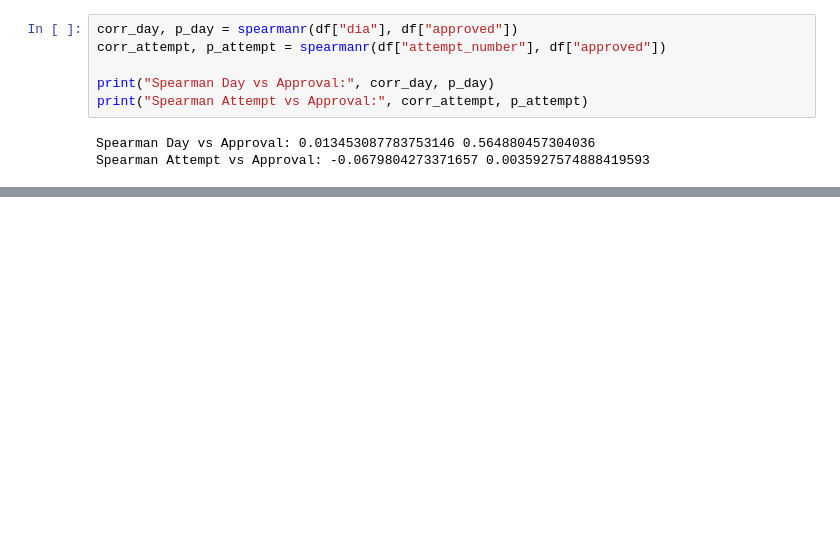
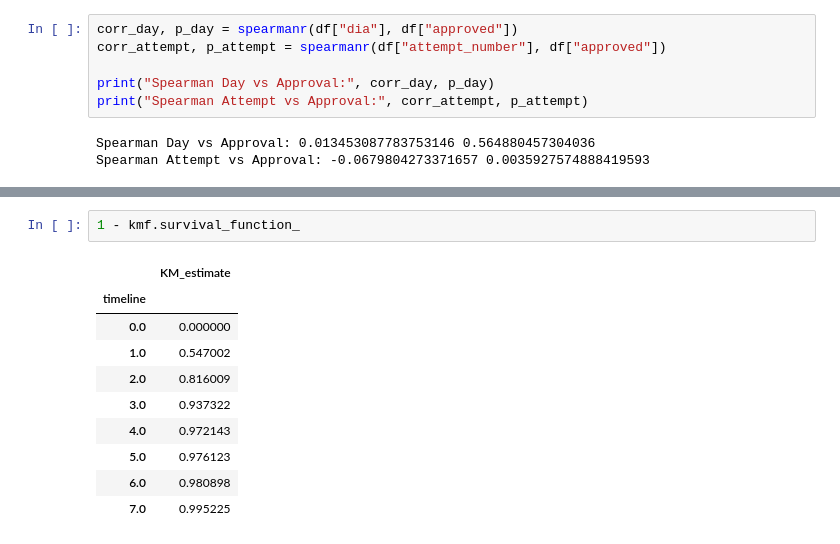
Before and after one commit to Maldinni/SIGAMA-data-analysis, a Jupyter notebook: src/plotting/statistical_methods.ipynb, the cells around one changed output, grey strips where cells are left out. Drawn from its saved outputs; the diff is of its cells as text; blank space fills up the shorter version.

```diff
--- a/src/plotting/statistical_methods.ipynb
+++ b/src/plotting/statistical_methods.ipynb
@@ -96,0 +140,13 @@ Spearman Attempt vs Approval: -0.0679804273371657 0.0035927574888419593
+# %%
+1 - kmf.survival_function_
+# %% [output]
+|  | KM_estimate |
+| timeline |  |
+| 0.0 | 0.000000 |
+| 1.0 | 0.547002 |
+| 2.0 | 0.816009 |
+| 3.0 | 0.937322 |
+| 4.0 | 0.972143 |
+| 5.0 | 0.976123 |
+| 6.0 | 0.980898 |
+| 7.0 | 0.995225 |
```
Also changed, not shown: parts of 5 cells of this notebook.
